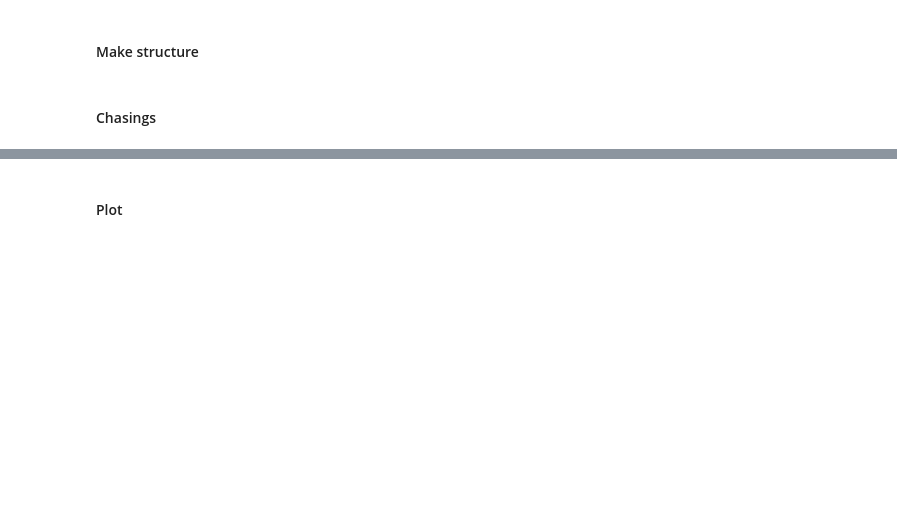
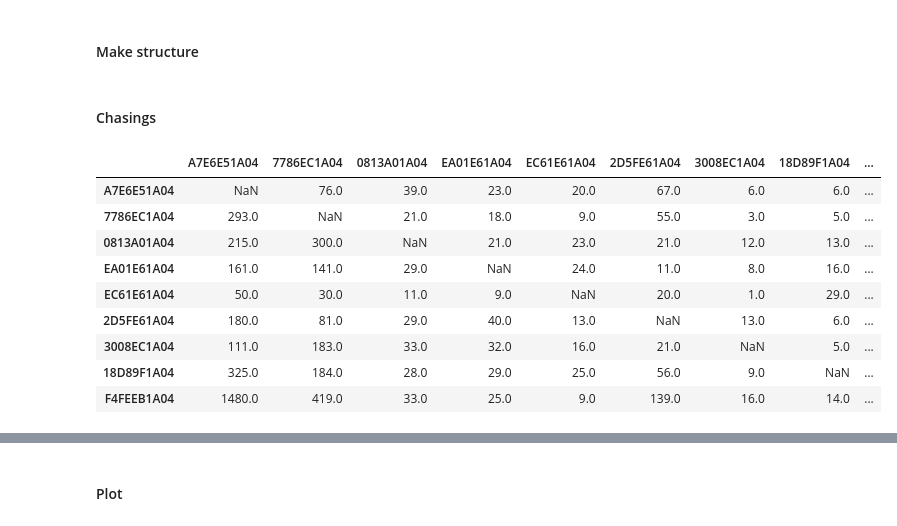
Before and after one commit to KonradDanielewski/DeepEcoHab, a Jupyter notebook: example_script/example_notebook.ipynb, the cells around one changed output, grey strips where cells are left out. Drawn from its saved outputs; the diff is of its cells as text; code cells hidden in the pictures; blank space fills up the shorter version.

```diff
--- a/example_script/example_notebook.ipynb
+++ b/example_script/example_notebook.ipynb
@@ -13,7 +28,7 @@ example_dir = Path(os.getcwd())
 cfp = deepecohab.create_ecohab_project(
     project_location=example_dir, # Location where the project will be created
     experiment_name="test_name",  # Name of the project
-    data_path=example_dir / "test_data", # Folder with ecohab txt files
+    data_path=example_dir / "example_script/test_data/", # Folder with ecohab txt files
     start_datetime="2025-01-02 12:00:00", #Time from which the data should be taken (we ommit the first file before first dark phase start) YYYY-MM-DD HH:MM:SS
     finish_datetime="2025-01-09 08:00:00",
     light_phase_start="00:00:00",
@@ -27,3 +42,16 @@ df = deepecohab.get_ecohab_data_structure(cfp, overwrite=False)
 #### Chasings
 # %%
 chasings, ranking, ranking_ordinal, ranking_in_time, datetimes = deepecohab.calculate_chasings(cfp, df)
+# %%
+chasings
+# %% [output]
+|  | A7E6E51A04 | 7786EC1A04 | 0813A01A04 | EA01E61A04 | EC61E61A04 | 2D5FE61A04 | 3008EC1A04 | 18D89F1A04 | ... |
+| A7E6E51A04 | NaN | 76.0 | 39.0 | 23.0 | 20.0 | 67.0 | 6.0 | 6.0 | ... |
+| 7786EC1A04 | 293.0 | NaN | 21.0 | 18.0 | 9.0 | 55.0 | 3.0 | 5.0 | ... |
+| 0813A01A04 | 215.0 | 300.0 | NaN | 21.0 | 23.0 | 21.0 | 12.0 | 13.0 | ... |
+| EA01E61A04 | 161.0 | 141.0 | 29.0 | NaN | 24.0 | 11.0 | 8.0 | 16.0 | ... |
+| EC61E61A04 | 50.0 | 30.0 | 11.0 | 9.0 | NaN | 20.0 | 1.0 | 29.0 | ... |
+| 2D5FE61A04 | 180.0 | 81.0 | 29.0 | 40.0 | 13.0 | NaN | 13.0 | 6.0 | ... |
+| 3008EC1A04 | 111.0 | 183.0 | 33.0 | 32.0 | 16.0 | 21.0 | NaN | 5.0 | ... |
+| 18D89F1A04 | 325.0 | 184.0 | 28.0 | 29.0 | 25.0 | 56.0 | 9.0 | NaN | ... |
+| F4FEEB1A04 | 1480.0 | 419.0 | 33.0 | 25.0 | 9.0 | 139.0 | 16.0 | 14.0 | ... |
```
Also changed, not shown: parts of 6 cells of this notebook, 2 other files.
